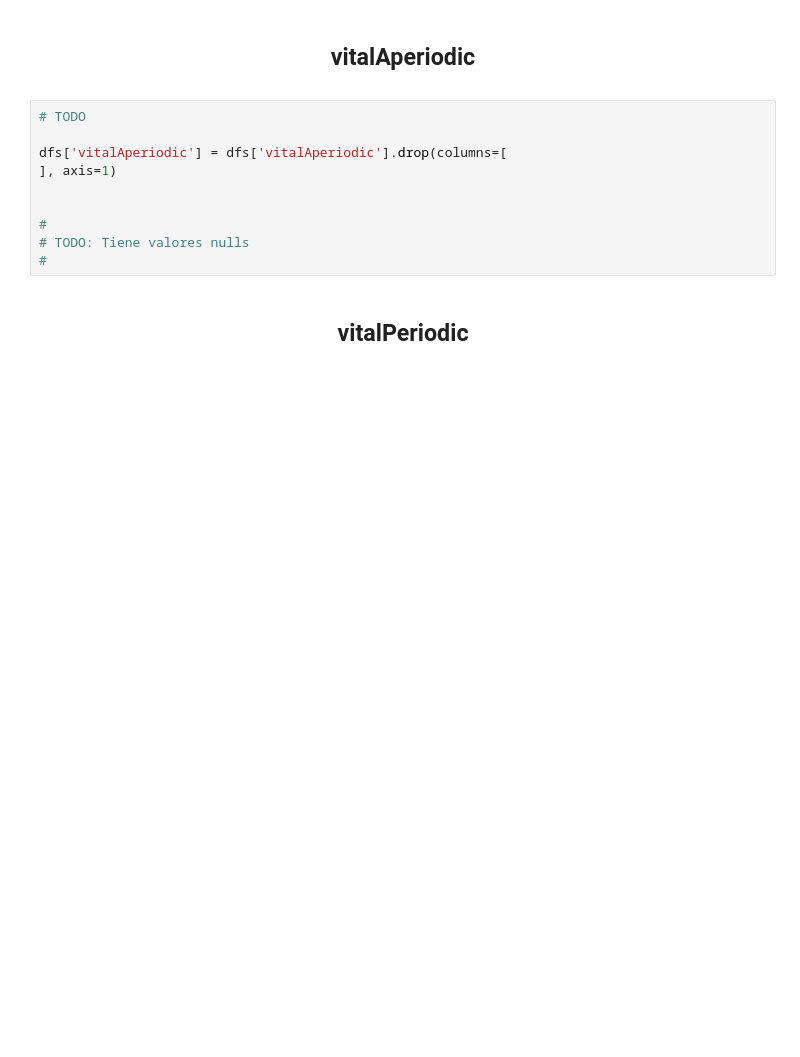
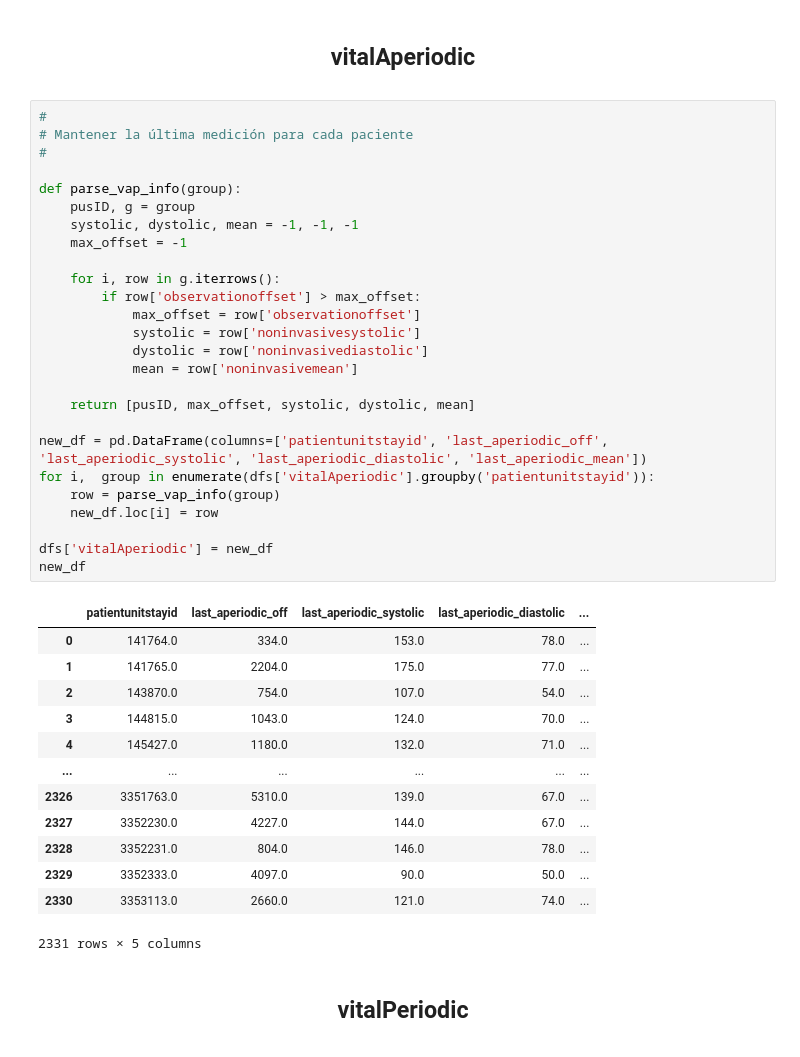
Before and after one commit to ThePylots/Reto1_Prediccion_Estancia_UCI, a Jupyter notebook: src/data_cleaning.ipynb, the cells around one changed output. Cells and saved outputs as stored; diff of their text form; blank space fills up the shorter version.

```diff
--- a/src/data_cleaning.ipynb
+++ b/src/data_cleaning.ipynb
@@ -1178,15 +1178,45 @@ dfs['treatment'] = dfs['treatment'].drop(columns=[
 # %% [markdown]
 <center><h2><b>vitalAperiodic</b></h2></center>
 # %%
-# TODO
+#
+# Mantener la última medición para cada paciente
+#
 
-dfs['vitalAperiodic'] = dfs['vitalAperiodic'].drop(columns=[
-], axis=1)
+def parse_vap_info(group):
+    pusID, g = group
+    systolic, dystolic, mean = -1, -1, -1
+    max_offset = -1
 
+    for i, row in g.iterrows():
+        if row['observationoffset'] > max_offset:
+            max_offset = row['observationoffset']
+            systolic = row['noninvasivesystolic']
+            dystolic = row['noninvasivediastolic']
+            mean = row['noninvasivemean']
 
-#
-# TODO: Tiene valores nulls
-#
+    return [pusID, max_offset, systolic, dystolic, mean]
+
+new_df = pd.DataFrame(columns=['patientunitstayid', 'last_aperiodic_off', 'last_aperiodic_systolic', 'last_aperiodic_diastolic', 'last_aperiodic_mean'])
+for i,  group in enumerate(dfs['vitalAperiodic'].groupby('patientunitstayid')):
+    row = parse_vap_info(group)
+    new_df.loc[i] = row
+
+dfs['vitalAperiodic'] = new_df
+new_df
+# %% [output]
+|  | patientunitstayid | last_aperiodic_off | last_aperiodic_systolic | last_aperiodic_diastolic | ... |
+| 0 | 141764.0 | 334.0 | 153.0 | 78.0 | ... |
+| 1 | 141765.0 | 2204.0 | 175.0 | 77.0 | ... |
+| 2 | 143870.0 | 754.0 | 107.0 | 54.0 | ... |
+| 3 | 144815.0 | 1043.0 | 124.0 | 70.0 | ... |
+| 4 | 145427.0 | 1180.0 | 132.0 | 71.0 | ... |
+| ... | ... | ... | ... | ... | ... |
+| 2326 | 3351763.0 | 5310.0 | 139.0 | 67.0 | ... |
+| 2327 | 3352230.0 | 4227.0 | 144.0 | 67.0 | ... |
+| 2328 | 3352231.0 | 804.0 | 146.0 | 78.0 | ... |
+| 2329 | 3352333.0 | 4097.0 | 90.0 | 50.0 | ... |
+| 2330 | 3353113.0 | 2660.0 | 121.0 | 74.0 | ... |
+2331 rows × 5 columns
 # %% [markdown]
 <center><h2><b>vitalPeriodic</b></h2></center>
 # %%
```
Also changed, not shown: parts of 5 cells of this notebook, 1 other file.
